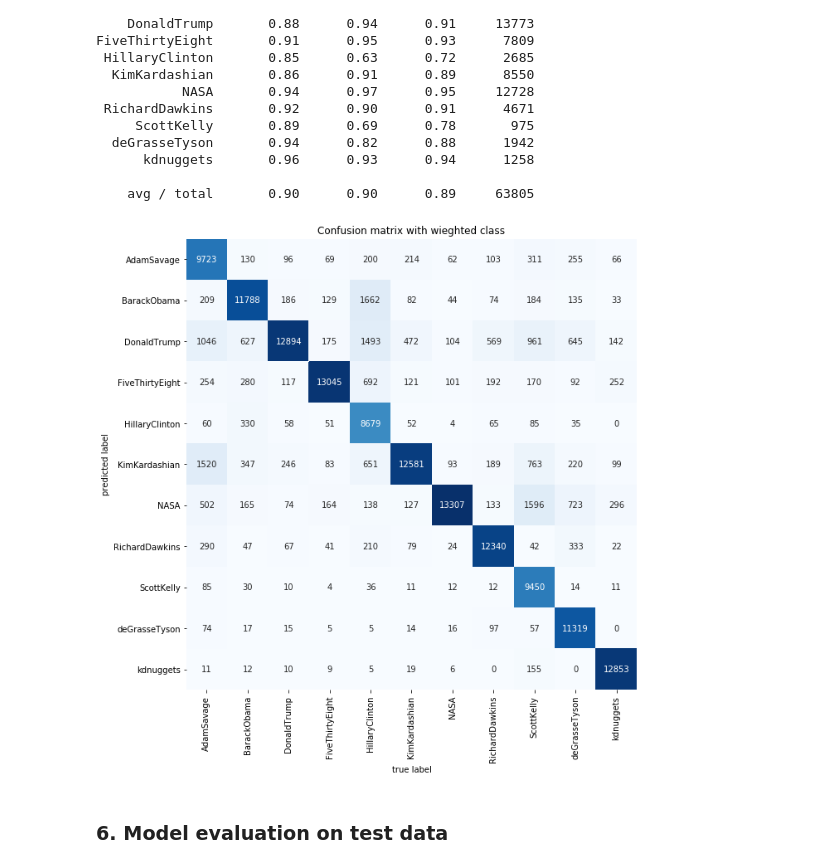
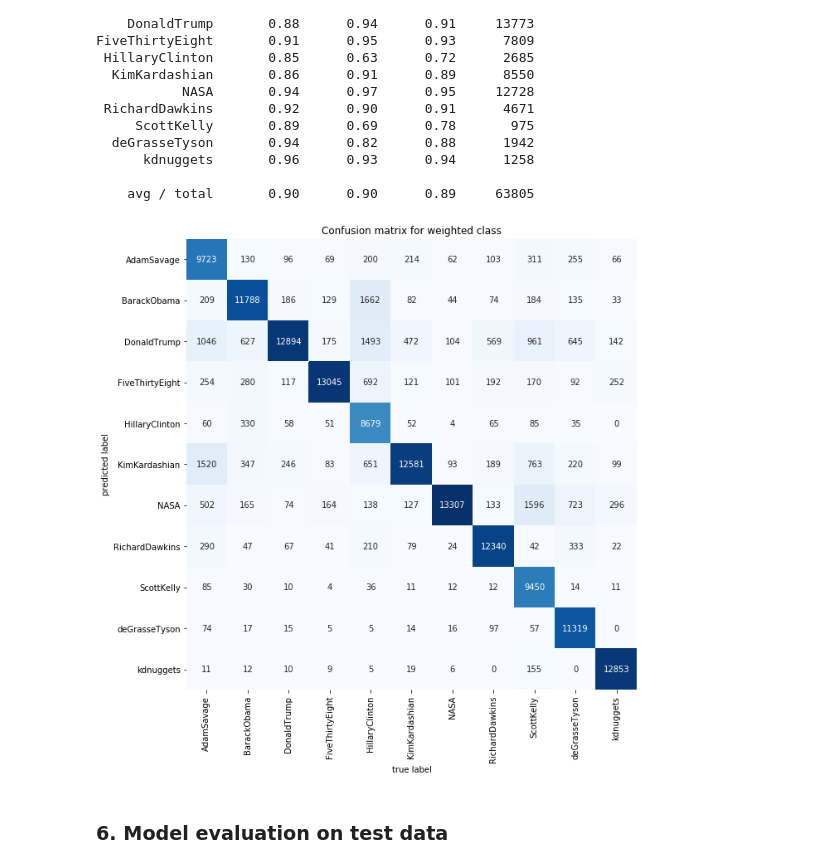
Before and after one commit to eholowko/bootcamp-final_project, a Jupyter notebook: Famous_tweets.ipynb, the cells around one changed output. Saved outputs shown, nothing was run; the diff lists cells and outputs as text; code cells hidden in the pictures.

```diff
--- a/Famous_tweets.ipynb
+++ b/Famous_tweets.ipynb
@@ -883,15 +898,15 @@ FiveThirtyEight       0.91      0.95      0.93      7809
 # %%
 cm = confusion_matrix(y_true=y_train,y_pred=y_pred,sample_weight=weights)
 
 plt.figure(figsize=(10,10))
 sns.heatmap(cm.T,square=True,annot=True,fmt='.0f',cbar=False,cmap='Blues',
             xticklabels=df.author.cat.categories,yticklabels=df.author.cat.categories)
 plt.xlabel('true label')
 plt.ylabel('predicted label')
-plt.title('Confusion matrix for wieghted class')
+plt.title('Confusion matrix for weighted class')
 plt.show()
 # %% [output]
-[figure, old version]
+[figure, new version]
 # %% [markdown]
 ### 6. Model evaluation on test data
 # %% [markdown]
```
Also changed, not shown: parts of 15 cells of this notebook, 11 other files.
